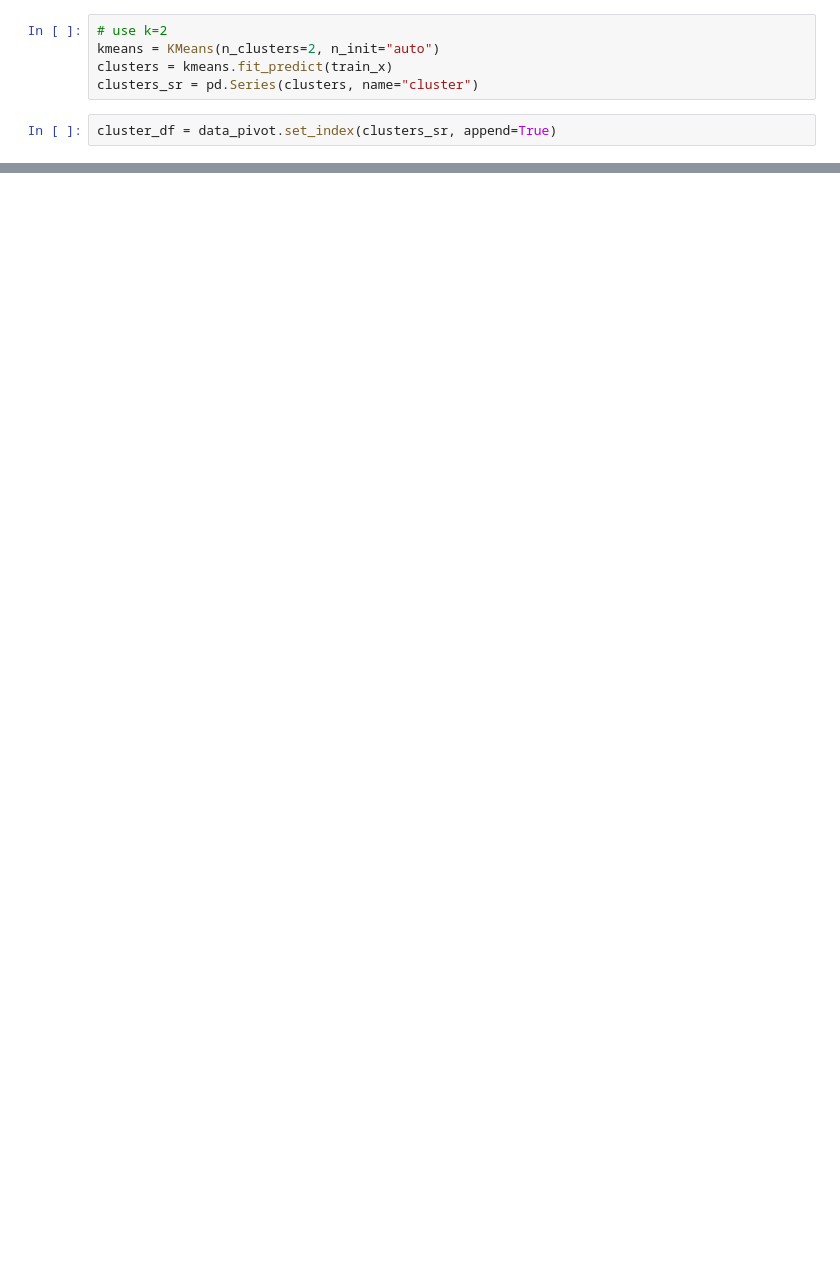
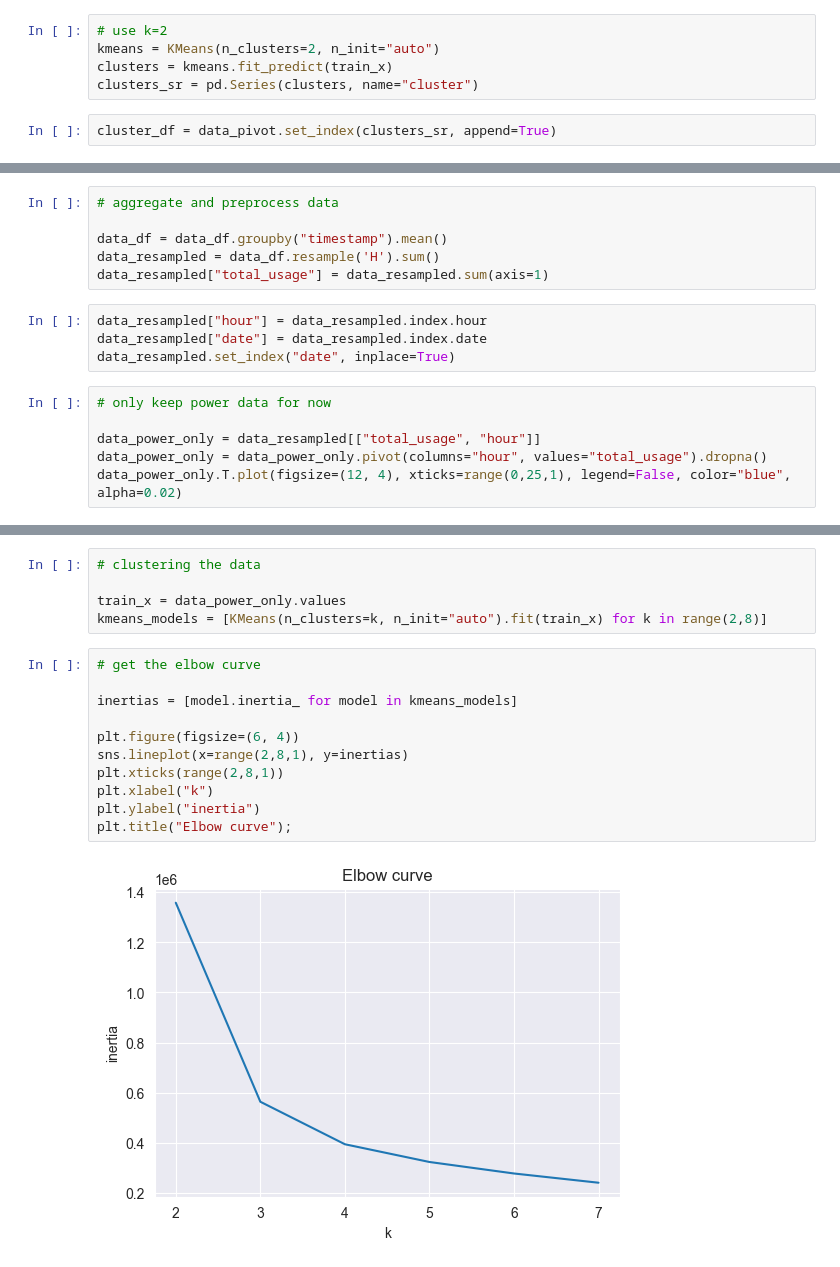
Before and after one commit to nitishsingh158/energy_consumption_clustering, a Jupyter notebook: energy_clustering.ipynb, the cells around one changed output, grey strips where cells are left out. Drawn from its saved outputs; the diff is of its cells as text; blank space fills up the shorter version.

```diff
--- a/energy_clustering.ipynb
+++ b/energy_clustering.ipynb
@@ -92,0 +136,16 @@ plt.xticks(range(0, 24, 1));
+# %%
+# aggregate and preprocess data
+
+data_df = data_df.groupby("timestamp").mean()
+data_resampled = data_df.resample('H').sum()
+data_resampled["total_usage"] = data_resampled.sum(axis=1)
+# %%
+data_resampled["hour"] = data_resampled.index.hour
+data_resampled["date"] = data_resampled.index.date
+data_resampled.set_index("date", inplace=True)
+# %%
+# only keep power data for now
+
+data_power_only = data_resampled[["total_usage", "hour"]]
+data_power_only = data_power_only.pivot(columns="hour", values="total_usage").dropna()
+data_power_only.T.plot(figsize=(12, 4), xticks=range(0,25,1), legend=False, color="blue", alpha=0.02)
@@ -92,0 +155,18 @@ plt.xticks(range(0, 24, 1));
+# %%
+# clustering the data
+
+train_x = data_power_only.values
+kmeans_models = [KMeans(n_clusters=k, n_init="auto").fit(train_x) for k in range(2,8)]
+# %%
+# get the elbow curve
+
+inertias = [model.inertia_ for model in kmeans_models]
+
+plt.figure(figsize=(6, 4))
+sns.lineplot(x=range(2,8,1), y=inertias)
+plt.xticks(range(2,8,1))
+plt.xlabel("k")
+plt.ylabel("inertia")
+plt.title("Elbow curve");
+# %% [output]
+[figure, added]
```
Also changed, not shown: parts of 12 cells of this notebook.
